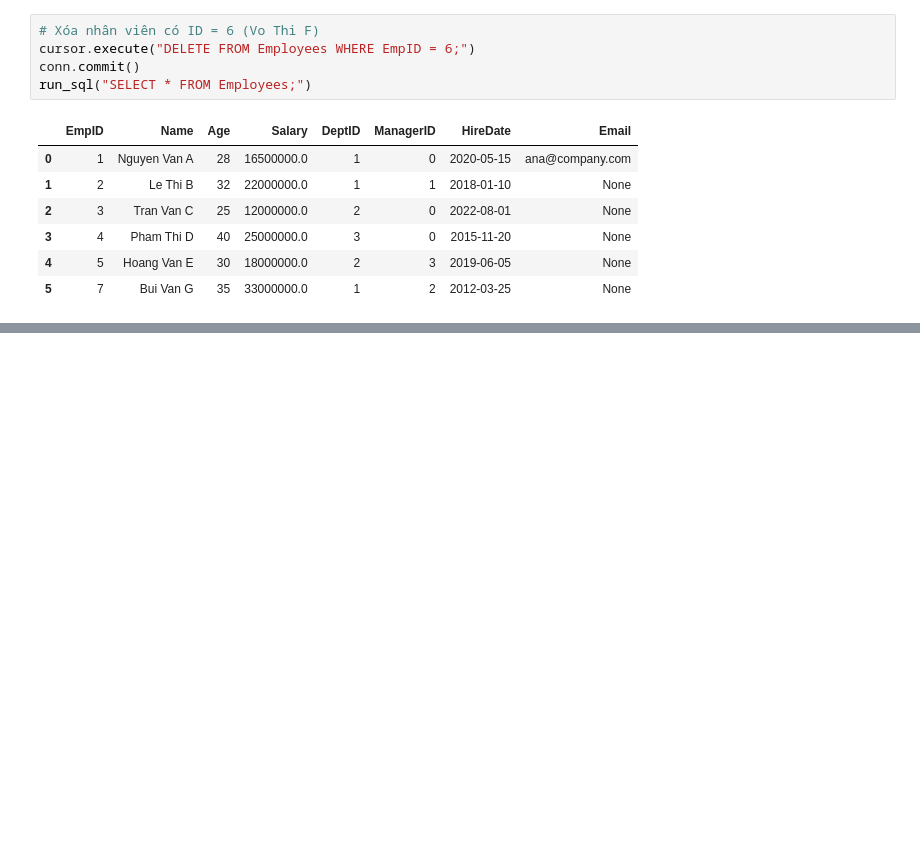
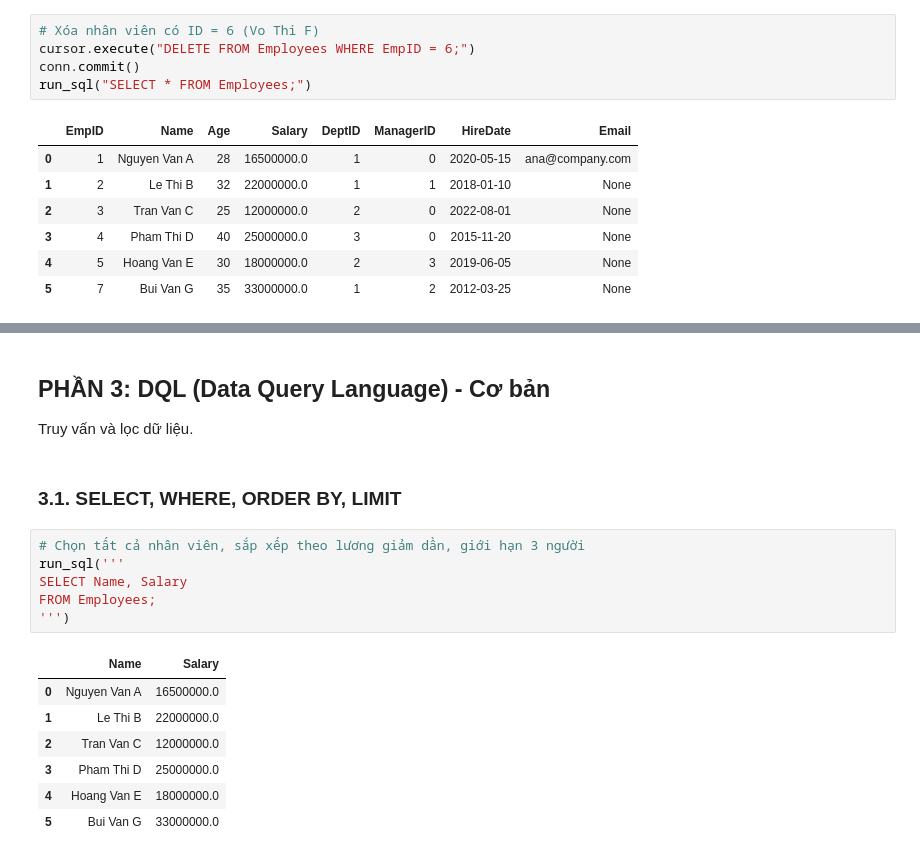
Before and after one commit to lenhattung/DataScienceTools, a Jupyter notebook: Lab-03-SQL/Lab03-SQL.ipynb, the cells around one changed output, grey strips where cells are left out. Cells and saved outputs as stored; diff of their text form; blank space fills up the shorter version.

```diff
--- a/Lab-03-SQL/Lab03-SQL.ipynb
+++ b/Lab-03-SQL/Lab03-SQL.ipynb
@@ -244,0 +257,19 @@ Yêu cầu: Xóa tất cả các dự án (Projects) có Budget nhỏ hơn 30000
+# %% [markdown]
+## PHẦN 3: DQL (Data Query Language) - Cơ bản
+Truy vấn và lọc dữ liệu.
+# %% [markdown]
+### 3.1. SELECT, WHERE, ORDER BY, LIMIT
+# %%
+# Chọn tất cả nhân viên, sắp xếp theo lương giảm dần, giới hạn 3 người
+run_sql('''
+SELECT Name, Salary
+FROM Employees;
+''')
+# %% [output]
+|  | Name | Salary |
+| 0 | Nguyen Van A | 16500000.0 |
+| 1 | Le Thi B | 22000000.0 |
+| 2 | Tran Van C | 12000000.0 |
+| 3 | Pham Thi D | 25000000.0 |
+| 4 | Hoang Van E | 18000000.0 |
+| 5 | Bui Van G | 33000000.0 |
```
Also changed, not shown: parts of 7 cells of this notebook, 1 other file.
